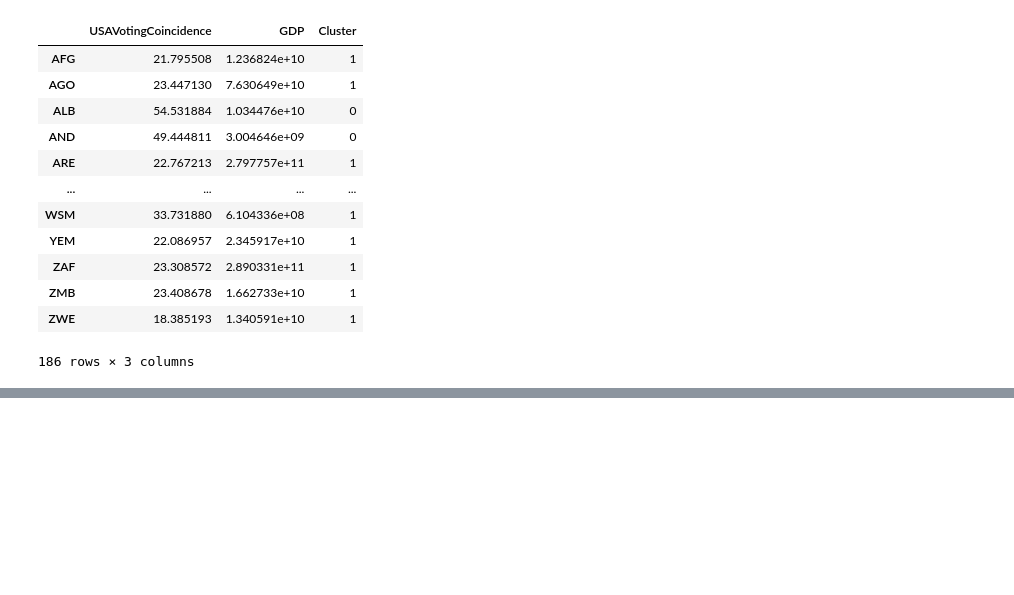
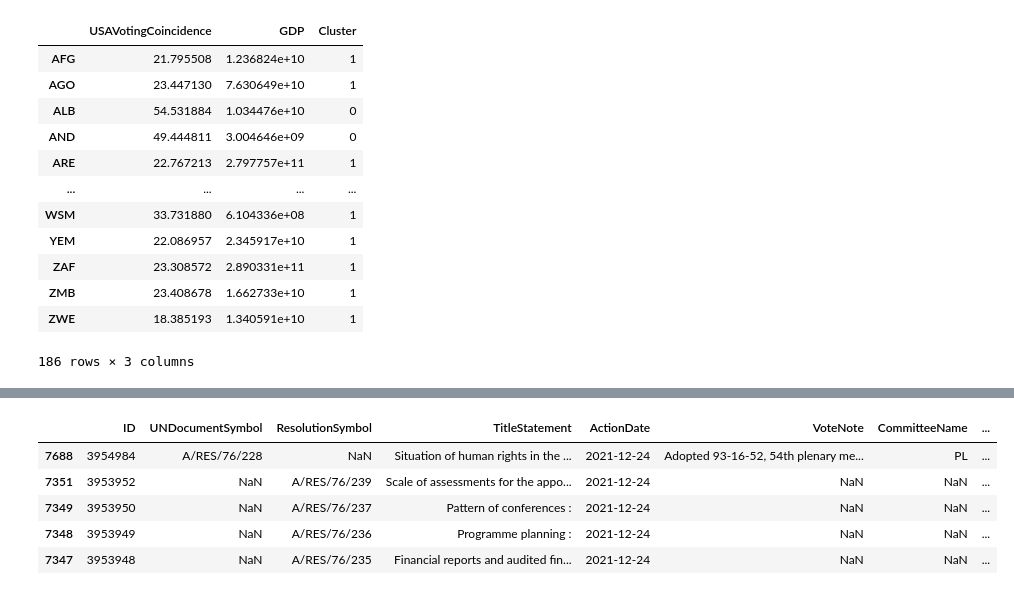
Before and after one commit to KingJohn1024/united-nations-general-assembly-voting, a Jupyter notebook: UN GA Voting Analysis.ipynb, the cells around one changed output, grey strips where cells are left out. Drawn from its saved outputs; the diff is of its cells as text; code cells hidden in the pictures; blank space fills up the shorter version.

```diff
--- a/UN GA Voting Analysis.ipynb
+++ b/UN GA Voting Analysis.ipynb
@@ -665,0 +705,9 @@ cdf
+# %%
+df.sort_values('ActionDate', ascending=False).head()
+# %% [output]
+|  | ID | UNDocumentSymbol | ResolutionSymbol | TitleStatement | ActionDate | VoteNote | CommitteeName | ... |
+| 7688 | 3954984 | A/RES/76/228 | NaN | Situation of human rights in the ... | 2021-12-24 | Adopted 93-16-52, 54th plenary me... | PL | ... |
+| 7351 | 3953952 | NaN | A/RES/76/239 | Scale of assessments for the appo... | 2021-12-24 | NaN | NaN | ... |
+| 7349 | 3953950 | NaN | A/RES/76/237 | Pattern of conferences : | 2021-12-24 | NaN | NaN | ... |
+| 7348 | 3953949 | NaN | A/RES/76/236 | Programme planning : | 2021-12-24 | NaN | NaN | ... |
+| 7347 | 3953948 | NaN | A/RES/76/235 | Financial reports and audited fin... | 2021-12-24 | NaN | NaN | ... |
```
Also changed, not shown: parts of 32 cells of this notebook.
